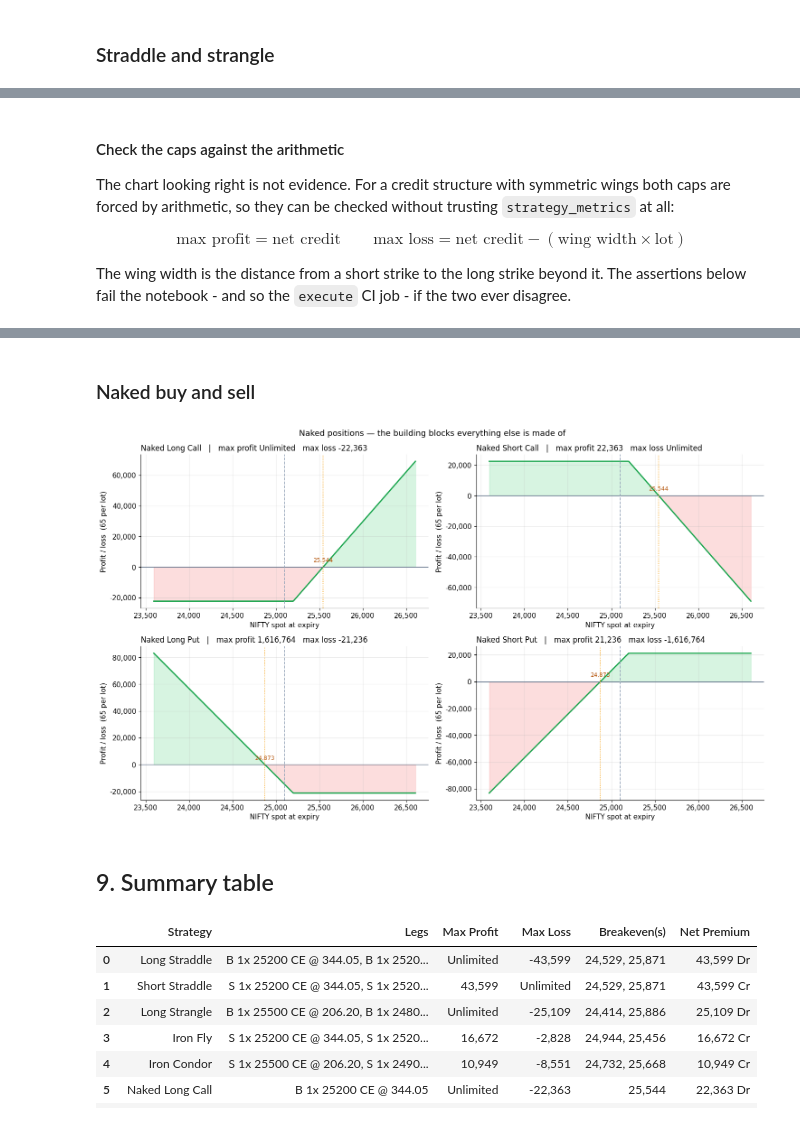
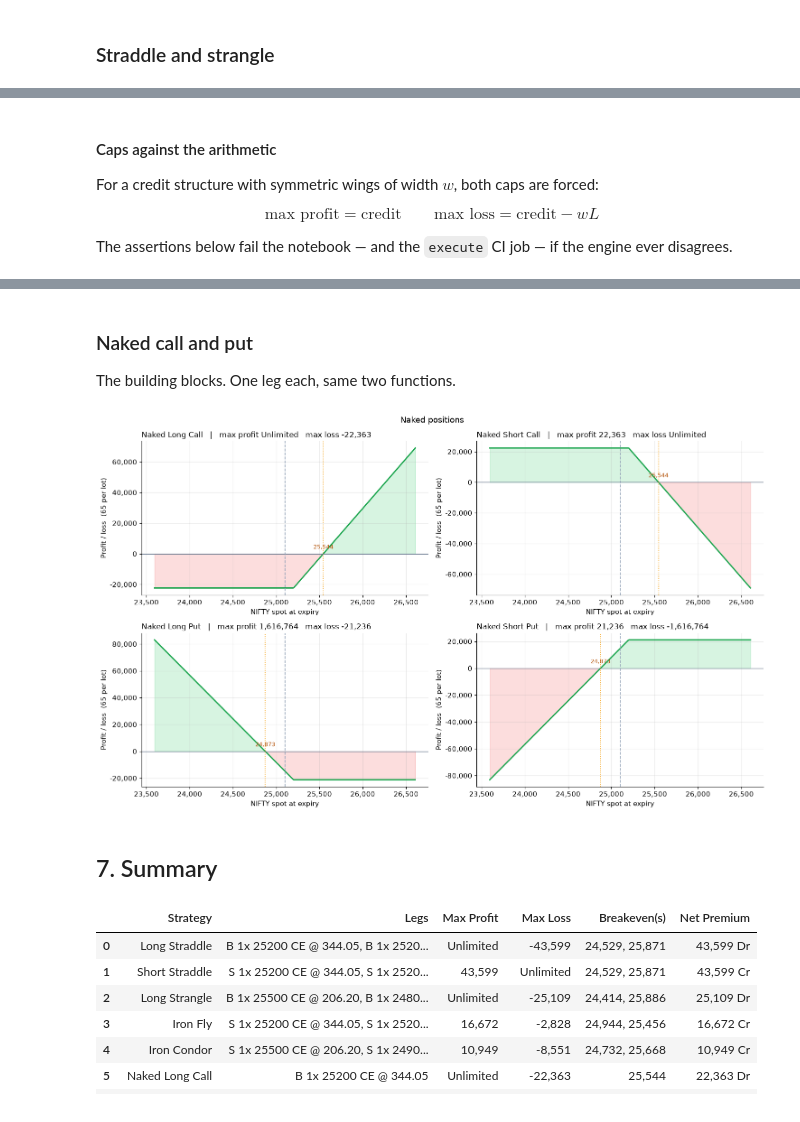
Before and after one commit to lalitkarthik/convex-hedge-payoff, a Jupyter notebook: notebooks/01_payoff_structures.ipynb, the cells around one changed output, grey strips where cells are left out. Cells and saved outputs as stored; diff of their text form; code cells hidden in the pictures.

```diff
--- a/notebooks/01_payoff_structures.ipynb
+++ b/notebooks/01_payoff_structures.ipynb
@@ -177,20 +90,0 @@ grade them against 23,581 rows the vendor solved independently.
-# %%
-errors = {}
-for name in ["delta", "gamma", "vega", "theta", "rho"]:
-    errors[name] = []
-
-for _, row in chain.sample(2000, random_state=0).iterrows():
-    g = black76_greeks(
-        row.forward, row.strike, row.dte_days / TRADING_DAYS_PER_YEAR,
-        row.iv, row.discount, row.option_type == "CE",
-    )
-    for name in errors:
-        errors[name].append(abs(g[name] - row[name]))
-
-report = pd.DataFrame({
-    "max abs error": {k: max(v) for k, v in errors.items()},
-    "oracle median": {k: chain[k].abs().median() for k in errors},
-})
-print(report.to_string(float_format=lambda x: f"{x:.3e}"))
-assert all(max(v) < 1e-6 for v in errors.values()), "model disagrees with the oracle"
-print("\nAll five Greeks match the oracle. The model is correct.")
@@ -592,17 +426,11 @@ for name in ["Iron Fly", "Iron Condor"]:
 # %% [markdown]
-#### Check the caps against the arithmetic
+#### Caps against the arithmetic
 
-The chart looking right is not evidence. For a credit structure with symmetric wings both caps are
-forced by arithmetic, so they can be checked without trusting `strategy_metrics` at all:
+For a credit structure with symmetric wings of width $w$, both caps are forced:
 
-$$
-\text{max profit} = \text{net credit}
-\qquad
-\text{max loss} = \text{net credit} - (\text{wing width} \times \text{lot})
-$$
+$$\text{max profit} = \text{credit} \qquad \text{max loss} = \text{credit} - wL$$
 
-The wing width is the distance from a short strike to the long strike beyond it. The assertions
-below fail the notebook - and so the `execute` CI job - if the two ever disagree.
+The assertions below fail the notebook — and the `execute` CI job — if the engine ever disagrees.
 # %%
 for name, put_width, call_width in [
     ("Iron Fly",    ATM - FLY_PUT,        FLY_CALL - ATM),
@@ -641,21 +469,23 @@ Iron Condor
   max loss     -8,550.75   = credit - wing x lot
   breakevens   [24731.55, 25668.45]
   risk/reward  1 : 1.28
-# %% [markdown]
-### Naked buy and sell
+# %% [markdown]
+### Naked call and put
+
+The building blocks. One leg each, same two functions.
 # %%
 fig, axes = plt.subplots(2, 2, figsize=(15, 9))
 for ax, name in zip(axes.flat, ["Naked Long Call", "Naked Short Call",
                                 "Naked Long Put", "Naked Short Put"]):
     plot_strategy(name, STRATEGIES[name], ax=ax)
     ax.legend().remove()
-fig.suptitle("Naked positions — the building blocks everything else is made of", fontsize=13)
+fig.suptitle("Naked positions", fontsize=13)
 plt.tight_layout()
 plt.show()
 # %% [output]
-[figure, old version]
+[figure, new version]
 # %% [markdown]
-## 9. Summary table
+## 7. Summary
 # %%
 rows = []
 for name, legs in STRATEGIES.items():
```
Also changed, not shown: parts of 27 cells of this notebook, 1 other file.
